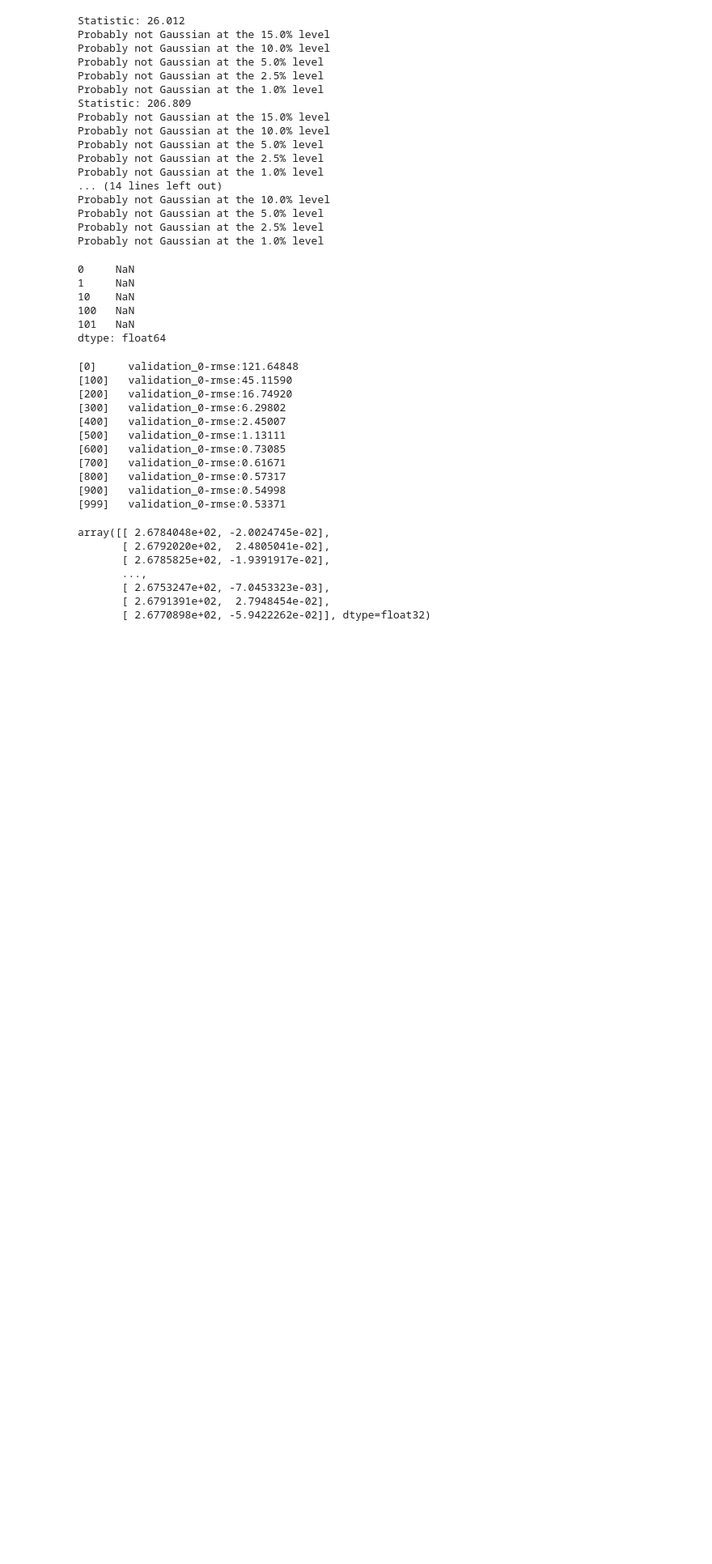
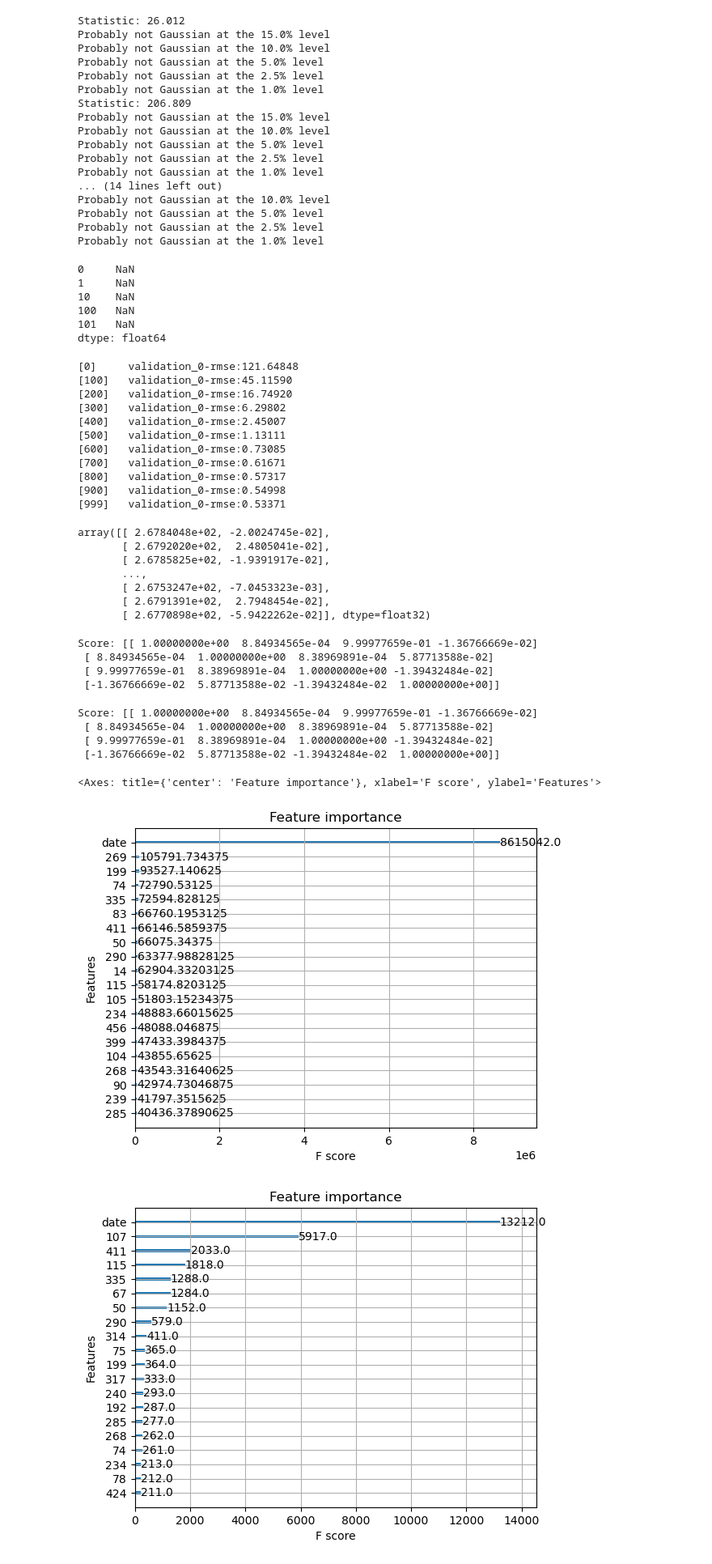
Before and after one commit to shro-2002/ADIA-LABS-MARKET-PREDICTION, a Jupyter notebook: crunchdao.ipynb, the cells around one changed output. Shown at 81% size. Cells and saved outputs as stored; diff of their text form; code cells hidden in the pictures; blank space fills up the shorter version.

```diff
--- a/crunchdao.ipynb
+++ b/crunchdao.ipynb
@@ -335,0 +338,28 @@ pd.DataFrame(predictions_reshaped, columns=['target']).to_csv('submission.csv',
+# %%
+score = spearmanr(y_val, model.predict(X_val))[0]
+print(f'Score: {score}')
+# %% [output]
+Score: [[ 1.00000000e+00  8.84934565e-04  9.99977659e-01 -1.36766669e-02]
+ [ 8.84934565e-04  1.00000000e+00  8.38969891e-04  5.87713588e-02]
+ [ 9.99977659e-01  8.38969891e-04  1.00000000e+00 -1.39432484e-02]
+ [-1.36766669e-02  5.87713588e-02 -1.39432484e-02  1.00000000e+00]]
+# %%
+#plot the feature importance
+xgb.plot_importance(model, max_num_features=20, importance_type='gain')
+
+#plot the feature importance
+xgb.plot_importance(model, max_num_features=20, importance_type='weight')
+
+#plot the feature importance
+xgb.plot_importance(model, max_num_features=20, importance_type='cover')
+
+#plot the feature importance
+xgb.plot_importance(model, max_num_features=20, importance_type='total_gain')
+# %% [output]
+Score: [[ 1.00000000e+00  8.84934565e-04  9.99977659e-01 -1.36766669e-02]
+ [ 8.84934565e-04  1.00000000e+00  8.38969891e-04  5.87713588e-02]
+ [ 9.99977659e-01  8.38969891e-04  1.00000000e+00 -1.39432484e-02]
+ [-1.36766669e-02  5.87713588e-02 -1.39432484e-02  1.00000000e+00]]
+<Axes: title={'center': 'Feature importance'}, xlabel='F score', ylabel='Features'>
+[figure, added]
+[figure, added]
```
Also changed, not shown: parts of 2 cells of this notebook.
